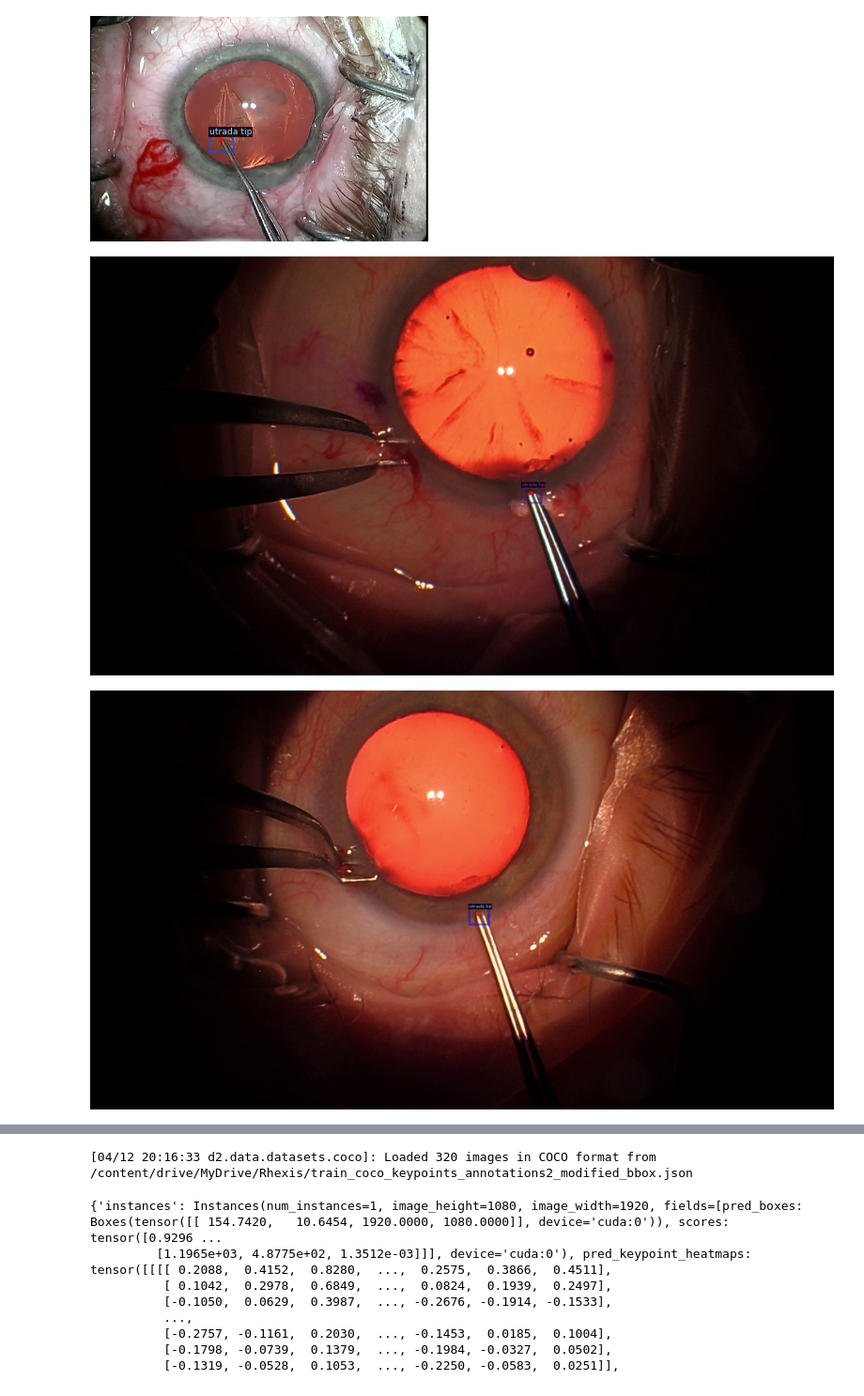
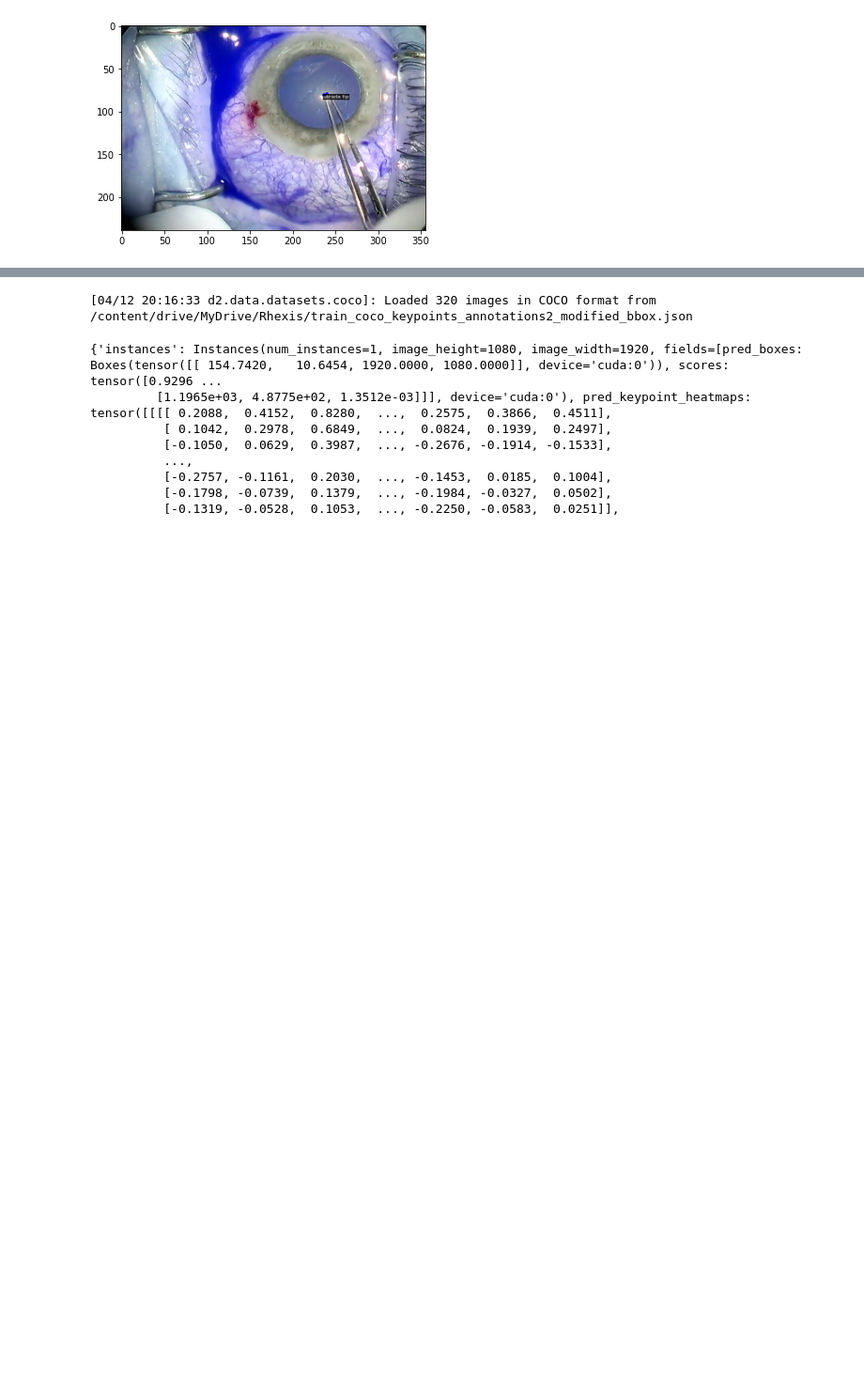
Before and after one commit to davidekuo/rhexis-trajectory, a Jupyter notebook: Detectron2_Rhexis.ipynb, the cells around one changed output, grey strips where cells are left out. Shown at 94% size. Drawn from its saved outputs; the diff is of its cells as text; code cells hidden in the pictures; blank space fills up the shorter version.

```diff
--- a/Detectron2_Rhexis.ipynb
+++ b/Detectron2_Rhexis.ipynb
@@ -37,12 +41,12 @@ MetadataCatalog.get("my_dataset_train").keypoint_flip_map = rhexis_flip_map
 #MetadataCatalog.get("my_dataset_test").keypoint_flip_map = rhexis_flip_map
 # %%
 # visualize training data
-dataset_dicts = DatasetCatalog.get("my_dataset_train")
-my_dataset_train_metadata = MetadataCatalog.get("my_dataset_train")
+dataset_dicts = DatasetCatalog.get("train_dataset")
+train_metadata = MetadataCatalog.get("train_dataset")
 
 for d in random.sample(dataset_dicts, 3):
     img = cv2.imread(d["file_name"])
-    visualizer = Visualizer(img[:, :, ::-1], metadata=my_dataset_train_metadata, scale=0.5)
+    visualizer = Visualizer(img[:, :, ::-1], metadata=train_metadata, scale=0.5)
     vis = visualizer.draw_dataset_dict(d)
-    cv2_imshow(vis.get_image()[:, :, ::-1])
+    plt.imshow(vis.get_image()[:, :, ::-1])
 # %% [output]
@@ -50,6 +54,4 @@ for d in random.sample(dataset_dicts, 3):
-[figure, old version]
+[figure, new version]
-[figure, removed]
-[figure, removed]
 # %%
 # Fine-tune COCO-pretrained R50-FPN Keypoint RCNN on dataset
 
```
Also changed, not shown: parts of 5 cells of this notebook, 3 other files.
